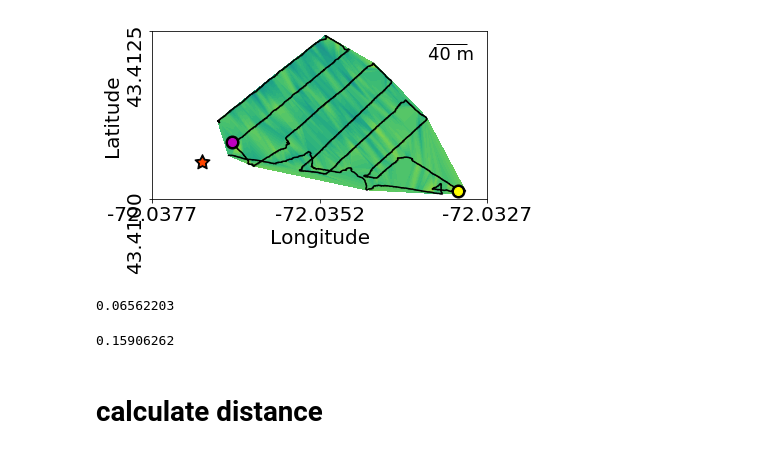
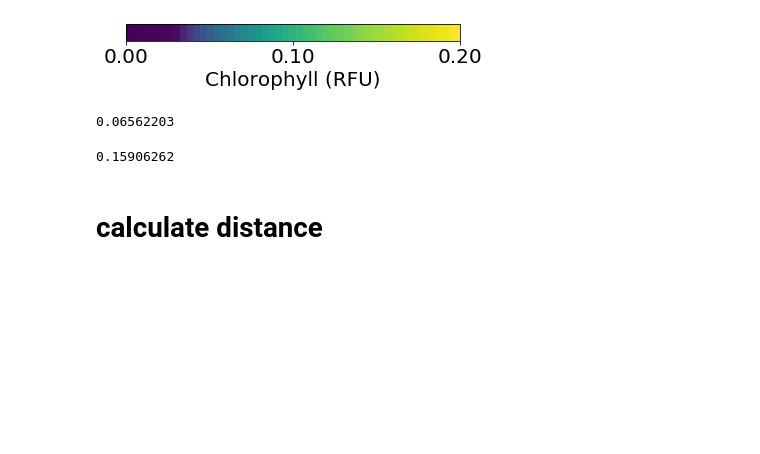
Before and after one commit to dartmouthrobotics/epscor_asv_data_analysis, a Jupyter notebook: Jupyter_notebook/ISER2021/Path cover/Chlorophyll/20200715-Sunapee-path-cover-chloro-path-black-large.ipynb, the cells around one changed output. Cells and saved outputs as stored; diff of their text form; code cells hidden in the pictures; blank space fills up the shorter version.

Commit message:
visualization for 0715 meeting

```diff
--- a/Jupyter_notebook/ISER2021/Path cover/Chlorophyll/20200715-Sunapee-path-cover-chloro-path-black-large.ipynb
+++ b/Jupyter_notebook/ISER2021/Path cover/Chlorophyll/20200715-Sunapee-path-cover-chloro-path-black-large.ipynb
@@ -89,15 +89,15 @@ f, ax = plt.subplots()
 #ax.set_title('July 15 Sunapee: Chlorophyll (RFU)', fontsize=18)
 
 vmax=0.20
-vmin=0.02
+vmin=0.0
 levels = np.linspace(vmin,vmax, 50) # original 20
 
 cs = ax.tricontourf(x,y,z, 10, norm=colors.SymLogNorm(linthresh=0.03, linscale=0.03), levels=levels,vmax=vmax,vmin=vmin)
 #cs = ax.tricontourf(x,y,z, 20, vmin=24.35, vmax=26.94)
 #cs = ax.tricontourf(x,y,z, 20)
 
-cb_ticklabel = np.linspace(vmin, vmax, 10)
-#cb = f.colorbar(cs, ticks=cb_ticklabel, orientation='horizontal', format='%.2f')
+cb_ticklabel = np.linspace(vmin, vmax, 3)
+cb = f.colorbar(cs, ticks=cb_ticklabel, orientation='horizontal', format='%.2f')
 
 ax.set_xlabel('Longitude', fontsize=20)
 plt.xlim([-72.0377, -72.0327])
@@ -112,7 +112,7 @@ ax.set_ylabel('Latitude', fontsize=20)
 plt.ylim([43.4095, 43.4120])
 ax.set_yticks(np.arange(43.4095, 43.4121, 0.0025))
 f.canvas.draw()
-ax.set_yticklabels(['43.4100', '43.4125'])
+ax.set_yticklabels(['43.4095', '43.4120'])
 
 # path 1,2,3
 ax.plot(x,y,marker='o', color='k', markersize=0.1)
@@ -122,42 +122,42 @@ ax.plot(x,y,marker='o', color='k', markersize=0.1)
 ax.set_aspect('equal')
 plt.grid(True)
 
 # remove the tick
 frame = plt.gca()
 #frame.axes.xaxis.set_ticklabels([])
 #frame.axes.yaxis.set_ticklabels([])
 
 # summer buoy
 ax.plot(np.array([-72.033128]), np.array([43.4096079]), color='k', marker='o', markersize=13)
 ax.plot(np.array([-72.033128]), np.array([43.4096079]), color='yellow', marker='o', markersize=8)
 
 # boathouse
 ax.plot(np.array([-72.0369625]), np.array([43.4100466]), color='k', marker=(5,1), markersize=16)
 ax.plot(np.array([-72.0369625]), np.array([43.4100466]), color='#FF4500', marker=(5,1), markersize=8)
 
 # winter buoy
 ax.plot(np.array([-72.0365116]), np.array([43.410345]), color='k', marker='o', markersize=13)
 ax.plot(np.array([-72.0365116]), np.array([43.410345]), color='m', marker='o', markersize=8)
 
 fontprops = fm.FontProperties(size=18)
 bar = AnchoredSizeBar(ax.transData, 0.00046, '40 m', 'upper right', pad=0.6, frameon=False, fontproperties=fontprops)
 ax.add_artist(bar)
 ax.grid(False)
 
-plt.show()
-f.savefig('0715-path-onlyone-path-black-large-font.pdf', bbox_inches ='tight')
+#plt.show()
+#f.savefig('0715-path-onlyone-path-black-large-font.pdf', bbox_inches ='tight')
 
 # to save only color bar
-#ax.remove()
-#cb.ax.xaxis.set_ticks_position('top')
-#cb.ax.xaxis.set_label_position('top')
-#cb.ax.tick_params(labelsize=14)
-#cb.set_label(label='Temperature (' + degree_sign + 'C)', size=14)
+ax.remove()
+cb.ax.xaxis.set_label_position('bottom')
+cb.ax.tick_params(labelsize=20)
+cb.set_label(label='Chlorophyll (RFU)', size=20)
 
 
-#plt.show()
+plt.show()
+f.savefig('color_bar_only_RFU_Sunapee_horizontal.png', bbox_inches ='tight')
 # %% [output]
-[figure, old version]
+[figure, new version]
 # %%
 min(z)
 # %% [output]
```
Also changed, not shown: 29 other files.
